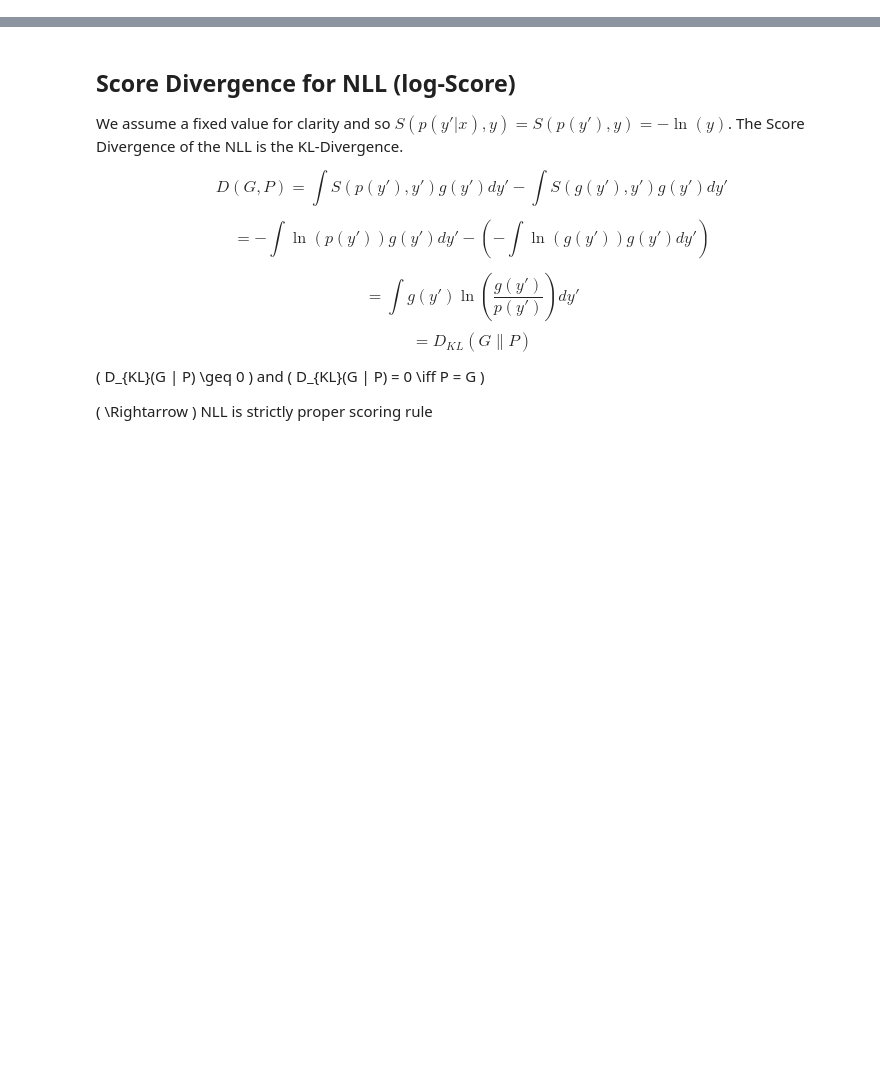
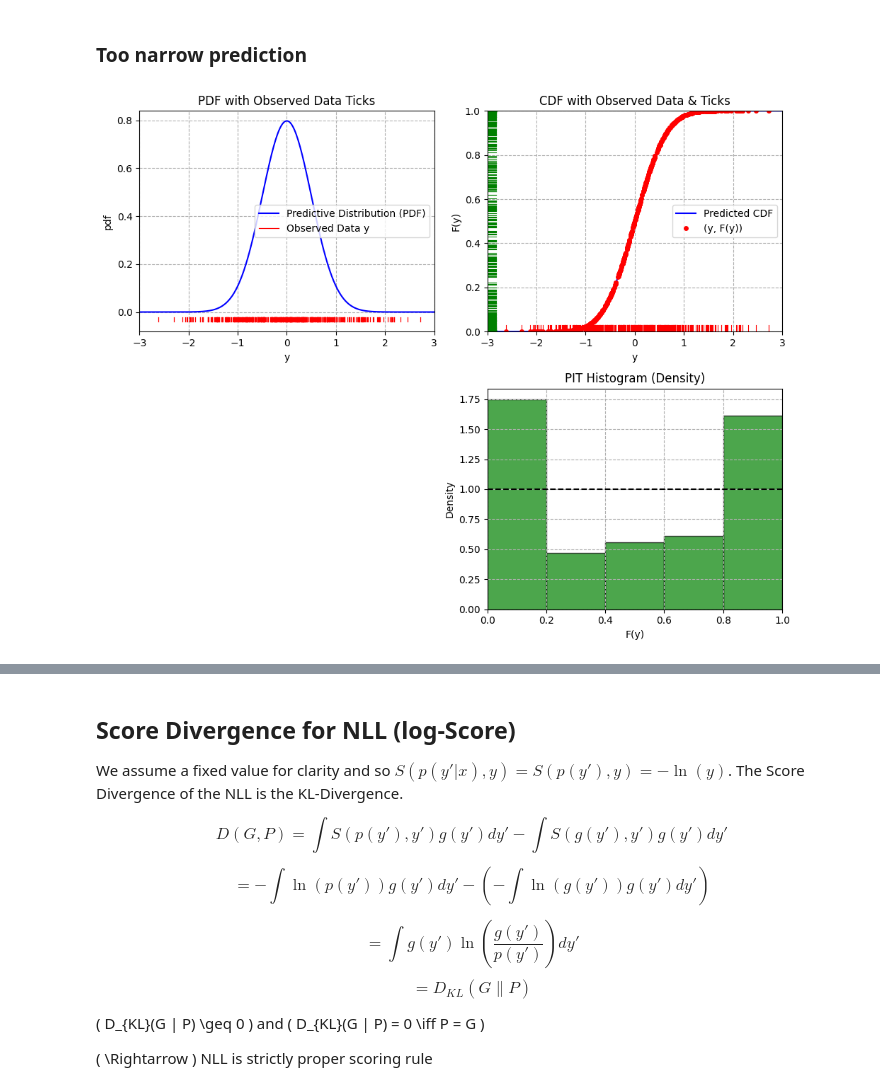
Before and after one commit to ioskn/mldl_htwg, a Jupyter notebook: dl_prob_1/code_for_slides.ipynb, the cells around one changed output, grey strips where cells are left out. Saved outputs shown, nothing was run; the diff lists cells and outputs as text; code cells hidden in the pictures; blank space fills up the shorter version.

```diff
--- a/dl_prob_1/code_for_slides.ipynb
+++ b/dl_prob_1/code_for_slides.ipynb
@@ -44,0 +202,9 @@ plt.show()
+# %% [markdown]
+### Too narrow prediction
+# %%
+np.random.seed(42)
+y_obs_example = np.random.normal(loc=0, scale=1, size=500)
+fig, axes = plot_pit_calibration(y_obs_example, norm(loc=0, scale=0.5), bins=5)
+plt.show()
+# %% [output]
+[figure, added]
```
Also changed, not shown: parts of 6 cells of this notebook, 1 other file.
